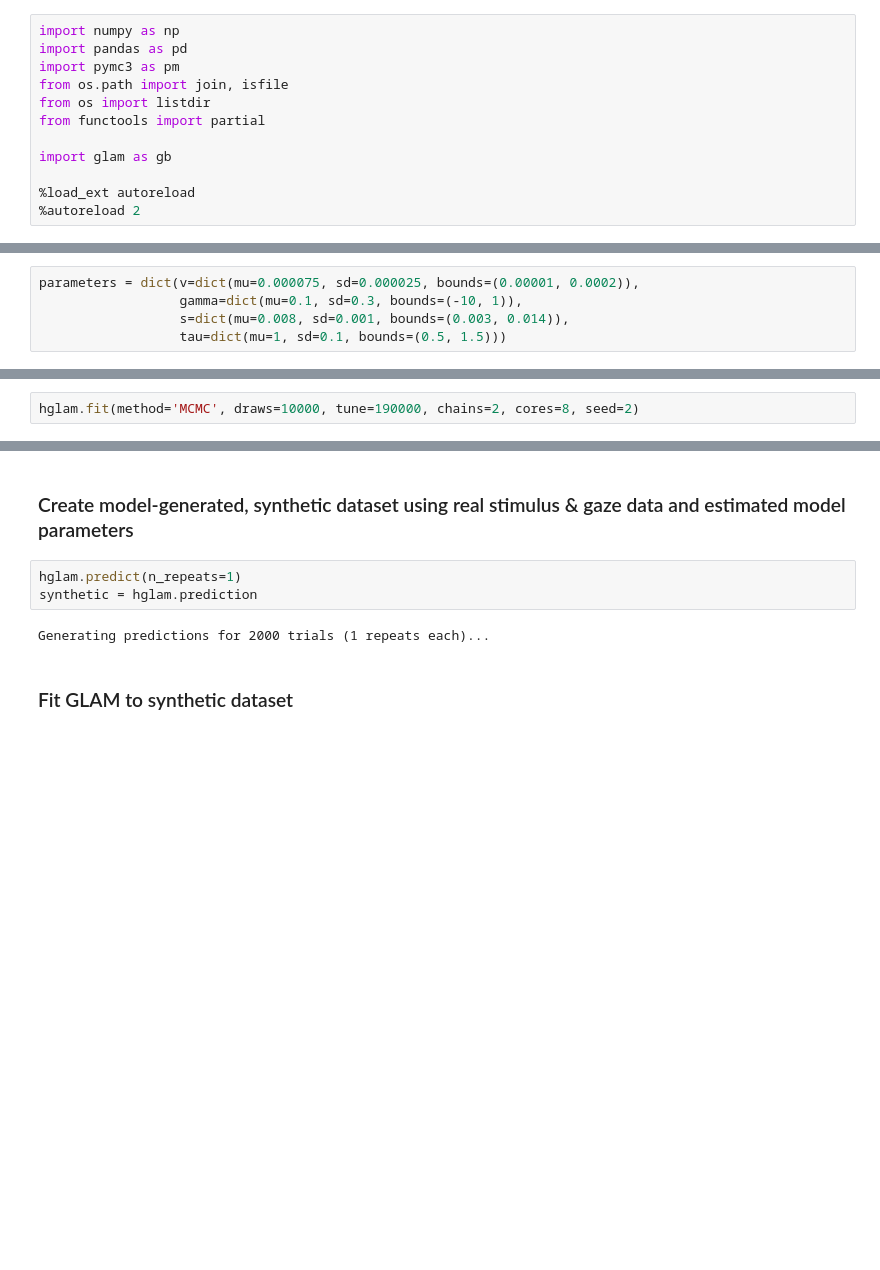
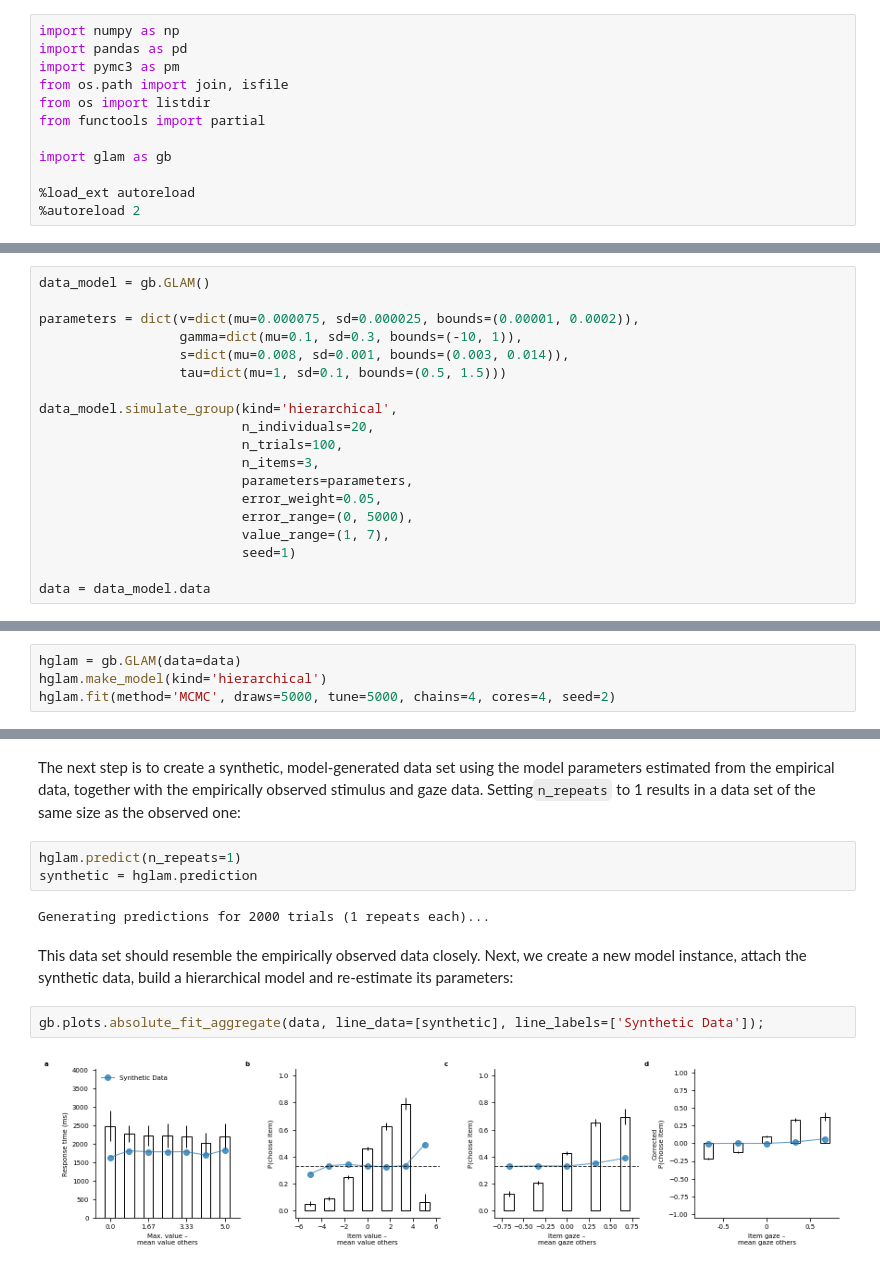
Before and after one commit to glamlab/glambox, a Jupyter notebook: Example_3_Parameter_recovery.ipynb, the cells around one changed output, grey strips where cells are left out. Saved outputs shown, nothing was run; the diff lists cells and outputs as text; blank space fills up the shorter version.

```diff
--- a/Example_3_Parameter_recovery.ipynb
+++ b/Example_3_Parameter_recovery.ipynb
@@ -41,5 +26,19 @@ hglam = gb.GLAM()
 # %%
+data_model = gb.GLAM()
+
 parameters = dict(v=dict(mu=0.000075, sd=0.000025, bounds=(0.00001, 0.0002)),
                   gamma=dict(mu=0.1, sd=0.3, bounds=(-10, 1)),
                   s=dict(mu=0.008, sd=0.001, bounds=(0.003, 0.014)),
                   tau=dict(mu=1, sd=0.1, bounds=(0.5, 1.5)))
+
+data_model.simulate_group(kind='hierarchical',
+                          n_individuals=20,
+                          n_trials=100,
+                          n_items=3,
+                          parameters=parameters,
+                          error_weight=0.05,
+                          error_range=(0, 5000),
+                          value_range=(1, 7),
+                          seed=1)
+
+data = data_model.data
@@ -66,3 +49,5 @@ Generating hierarchical model for 20 subjects...
 # %%
-hglam.fit(method='MCMC', draws=10000, tune=190000, chains=2, cores=8, seed=2)
+hglam = gb.GLAM(data=data)
+hglam.make_model(kind='hierarchical')
+hglam.fit(method='MCMC', draws=5000, tune=5000, chains=4, cores=4, seed=2)
 # %% [output]
@@ -101,12 +74,16 @@ pm.traceplot(hglam.trace[0],
-# %% [markdown]
-### Create model-generated, synthetic dataset using real stimulus & gaze data and estimated model parameters
+# %% [markdown]
+The next step is to create a synthetic, model-generated data set using the model parameters estimated from the empirical data, together with the empirically observed stimulus and gaze data. Setting`n_repeats` to 1 results in a data set of the same size as the observed one:
 # %%
 hglam.predict(n_repeats=1)
 synthetic = hglam.prediction
 # %% [output]
 Generating predictions for 2000 trials (1 repeats each)...
-# %% [markdown]
-### Fit GLAM to synthetic dataset
+# %% [markdown]
+This data set should resemble the empirically observed data closely. Next, we create a new model instance, attach the synthetic data, build a hierarchical model and re-estimate its parameters:
+# %%
+gb.plots.absolute_fit_aggregate(data, line_data=[synthetic], line_labels=['Synthetic Data']);
+# %% [output]
+[figure, added]
 # %%
 hglam_rec = gb.GLAM(data=synthetic)
 hglam_rec.make_model(kind='hierarchical')
```
Also changed, not shown: parts of 21 cells of this notebook.
